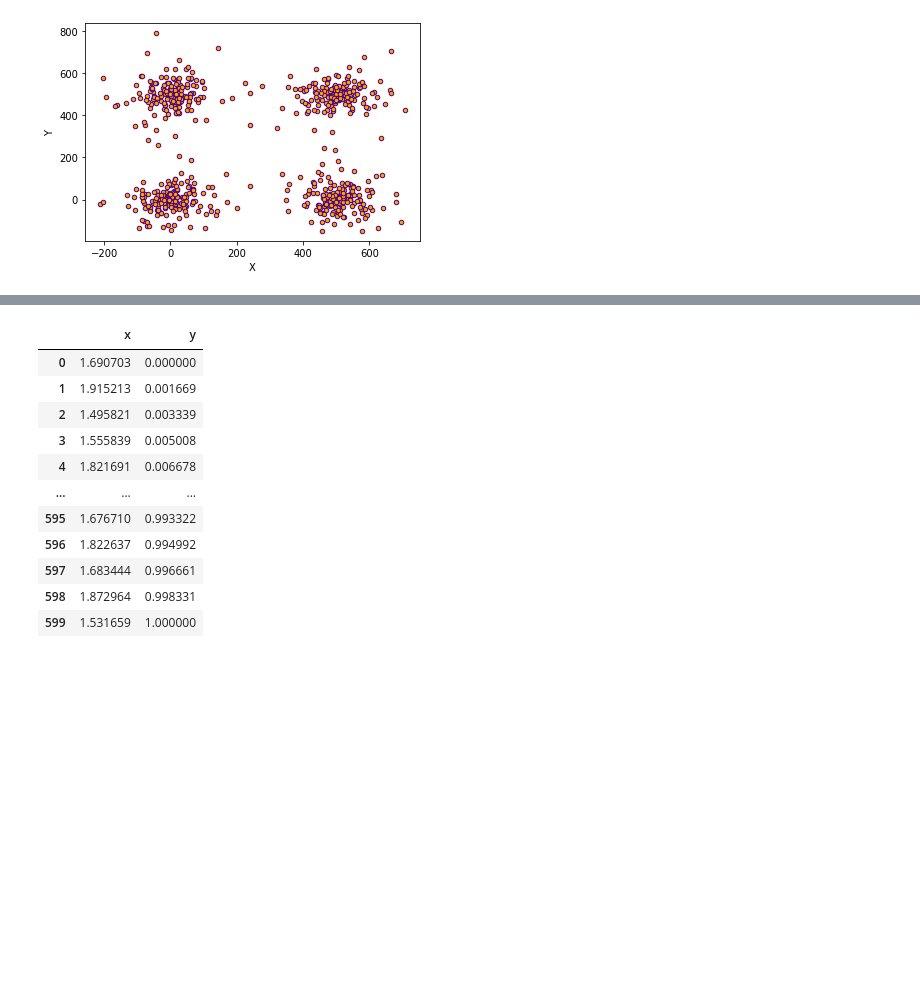
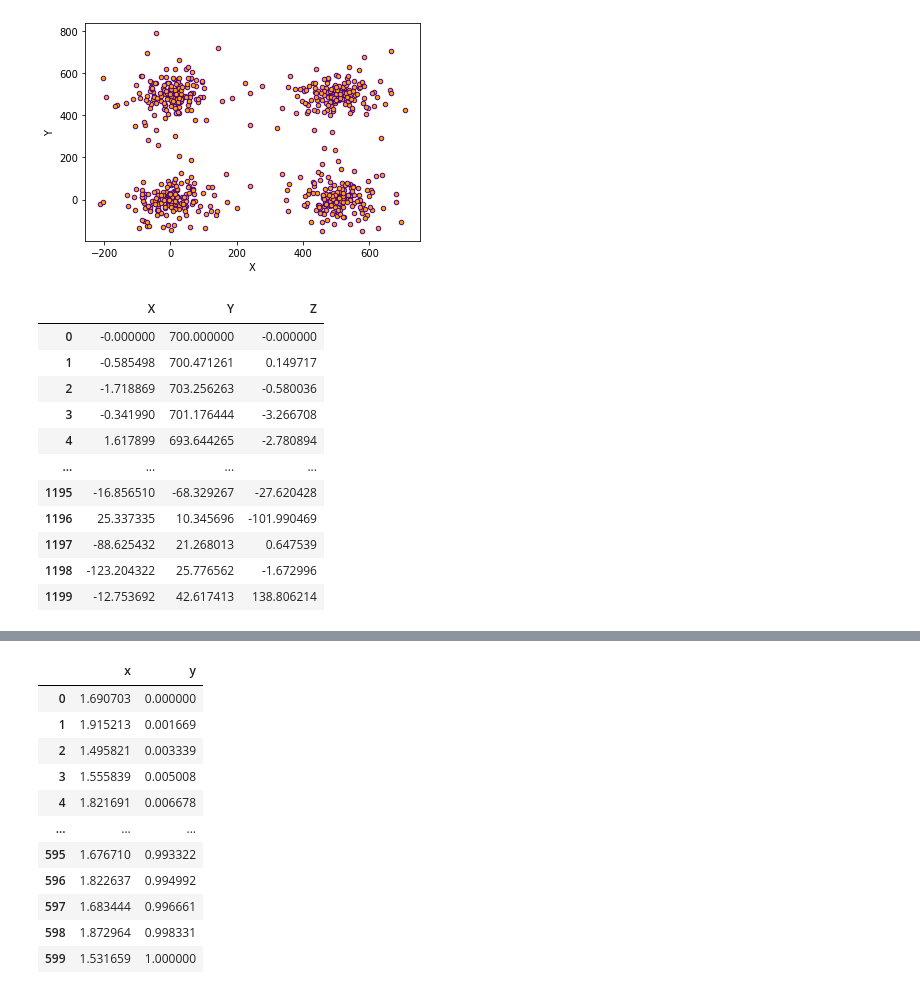
Before and after one commit to Radhe-0/Practicas, a Jupyter notebook: Practicas_Numpy.ipynb, the cells around one changed output, grey strips where cells are left out. Cells and saved outputs as stored; diff of their text form; code cells hidden in the pictures; blank space fills up the shorter version.

```diff
--- a/Practicas_Numpy.ipynb
+++ b/Practicas_Numpy.ipynb
@@ -355,3 +355,94 @@ df.plot.scatter(x='X',y='Y', c='orange',edgecolors='indigo')
 # %% [output]
 <matplotlib.axes._subplots.AxesSubplot at 0x...>
 [figure]
+# %%
+# Casi lo mismo que lo anterior pero en 3D
+def DatosSVM23D(num=10):
+
+    lista = []
+
+    X = np.linspace(0,100,num)
+    Y = np.linspace(0,100,num)
+    Z = np.linspace(0,100,num)
+
+    Xmod = X * np.random.randn(num)
+    Ymod = Y * np.random.randn(num) + 700
+    Zmod = Z * np.random.randn(num)
+
+
+    Xmod2 = X * np.random.randn(num) + 500
+    Ymod2 = Y * np.random.randn(num) + 700
+    Zmod2 = Z * np.random.randn(num)
+
+    Xmod3 = X * np.random.randn(num)
+    Ymod3 = Y * np.random.randn(num) + 700
+    Zmod3 = Z * np.random.randn(num) + 500
+
+    Xmod4 = X * np.random.randn(num) + 500
+    Ymod4 = Y * np.random.randn(num) + 700
+    Zmod4 = Z * np.random.randn(num) + 500
+
+
+    for i in zip(Xmod, Ymod, Zmod):
+        lista.append(i)
+
+    for i in zip(Xmod2, Ymod2, Zmod2):
+        lista.append(i)
+
+    for i in zip(Xmod3, Ymod3, Zmod3):
+        lista.append(i)
+
+    for i in zip(Xmod4, Ymod4, Zmod4):
+        lista.append(i)
+
+    X = np.linspace(0,100,num)
+    Y = np.linspace(0,100,num)
+    Z = np.linspace(0,100,num)
+
+    Xmod5 = X * np.random.randn(num) - 500
+    Ymod5 = Y * np.random.randn(num)
+    Zmod5 = Z * np.random.randn(num) - 500
+
+
+    Xmod6 = X * np.random.randn(num)
+    Ymod6 = Y * np.random.randn(num)
+    Zmod6 = Z * np.random.randn(num) - 500
+
+    Xmod7 = X * np.random.randn(num) - 500
+    Ymod7 = Y * np.random.randn(num)
+    Zmod7 = Z * np.random.randn(num)
+
+    Xmod8 = X * np.random.randn(num)
+    Ymod8 = Y * np.random.randn(num)
+    Zmod8 = Z * np.random.randn(num)
+
+    for i in zip(Xmod5, Ymod5, Zmod5):
+        lista.append(i)
+
+    for i in zip(Xmod6, Ymod6, Zmod6):
+        lista.append(i)
+
+    for i in zip(Xmod7, Ymod7, Zmod7):
+        lista.append(i)
+
+    for i in zip(Xmod8, Ymod8, Zmod8):
+        lista.append(i)
+
+    return lista
+
+datos = DatosSVM23D(150)
+df = pd.DataFrame(datos, columns=['X','Y','Z'])
+df
+# %% [output]
+|  | X | Y | Z |
+| 0 | -0.000000 | 700.000000 | -0.000000 |
+| 1 | -0.585498 | 700.471261 | 0.149717 |
+| 2 | -1.718869 | 703.256263 | -0.580036 |
+| 3 | -0.341990 | 701.176444 | -3.266708 |
+| 4 | 1.617899 | 693.644265 | -2.780894 |
+| ... | ... | ... | ... |
+| 1195 | -16.856510 | -68.329267 | -27.620428 |
+| 1196 | 25.337335 | 10.345696 | -101.990469 |
+| 1197 | -88.625432 | 21.268013 | 0.647539 |
+| 1198 | -123.204322 | 25.776562 | -1.672996 |
+| 1199 | -12.753692 | 42.617413 | 138.806214 |
```
Also changed, not shown: parts of 1 cell of this notebook.
